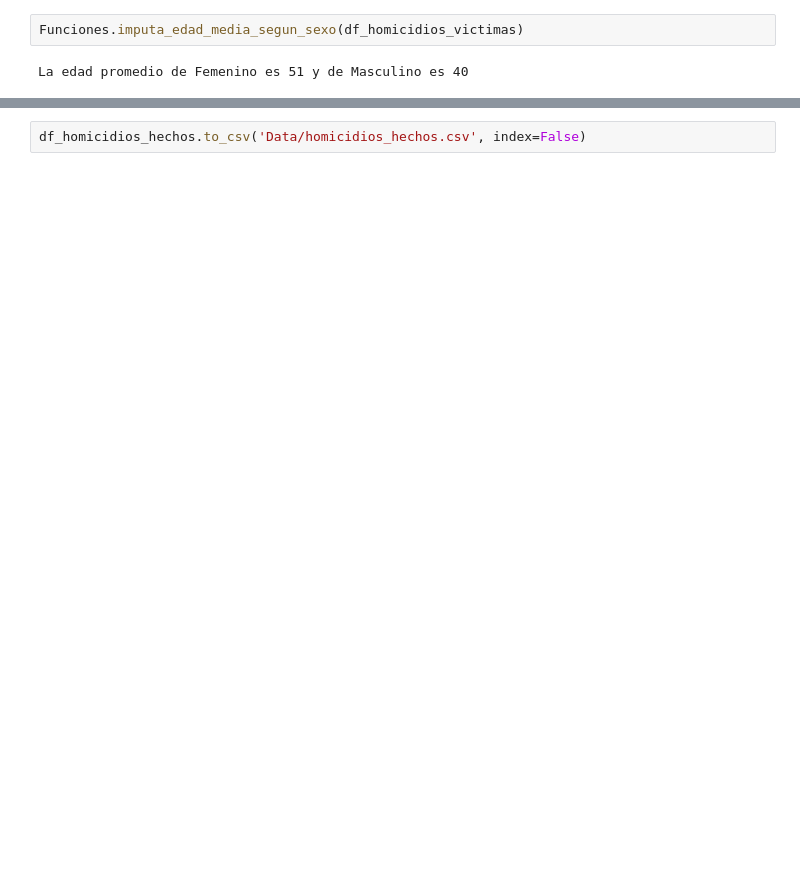
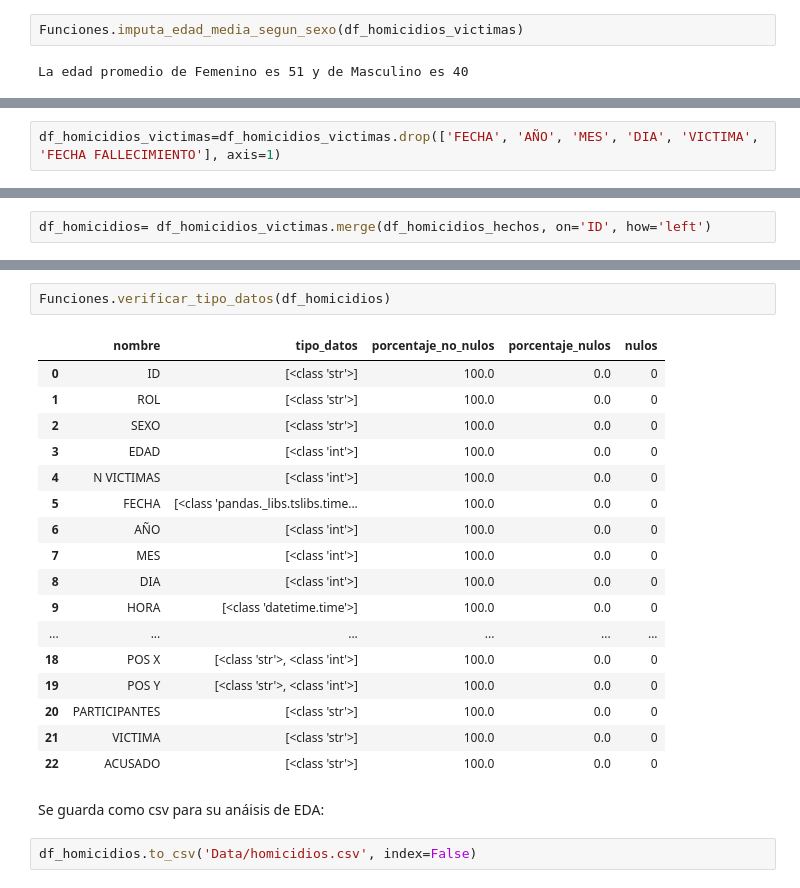
Before and after one commit to camillaneza/PI2_Siniestros_Viales, a Jupyter notebook: ETL.ipynb, the cells around one changed output, grey strips where cells are left out. Cells and saved outputs as stored; diff of their text form; blank space fills up the shorter version.

```diff
--- a/ETL.ipynb
+++ b/ETL.ipynb
@@ -558,0 +568,2 @@ Se guardan ambos datasets tratados como csv:
+# %%
+df_homicidios_victimas=df_homicidios_victimas.drop(['FECHA', 'AÑO', 'MES', 'DIA', 'VICTIMA', 'FECHA FALLECIMIENTO'], axis=1)
@@ -558,0 +576,2 @@ Se guardan ambos datasets tratados como csv:
+# %%
+df_homicidios= df_homicidios_victimas.merge(df_homicidios_hechos, on='ID', how='left')
@@ -559,2 +594,24 @@ Se guardan ambos datasets tratados como csv:
+# %%
+Funciones.verificar_tipo_datos(df_homicidios)
+# %% [output]
+|  | nombre | tipo_datos | porcentaje_no_nulos | porcentaje_nulos | nulos |
+| 0 | ID | [<class 'str'>] | 100.0 | 0.0 | 0 |
+| 1 | ROL | [<class 'str'>] | 100.0 | 0.0 | 0 |
+| 2 | SEXO | [<class 'str'>] | 100.0 | 0.0 | 0 |
+| 3 | EDAD | [<class 'int'>] | 100.0 | 0.0 | 0 |
+| 4 | N VICTIMAS | [<class 'int'>] | 100.0 | 0.0 | 0 |
+| 5 | FECHA | [<class 'pandas._libs.tslibs.time... | 100.0 | 0.0 | 0 |
+| 6 | AÑO | [<class 'int'>] | 100.0 | 0.0 | 0 |
+| 7 | MES | [<class 'int'>] | 100.0 | 0.0 | 0 |
+| 8 | DIA | [<class 'int'>] | 100.0 | 0.0 | 0 |
+| 9 | HORA | [<class 'datetime.time'>] | 100.0 | 0.0 | 0 |
+| ... | ... | ... | ... | ... | ... |
+| 18 | POS X | [<class 'str'>, <class 'int'>] | 100.0 | 0.0 | 0 |
+| 19 | POS Y | [<class 'str'>, <class 'int'>] | 100.0 | 0.0 | 0 |
+| 20 | PARTICIPANTES | [<class 'str'>] | 100.0 | 0.0 | 0 |
+| 21 | VICTIMA | [<class 'str'>] | 100.0 | 0.0 | 0 |
+| 22 | ACUSADO | [<class 'str'>] | 100.0 | 0.0 | 0 |
+# %% [markdown]
+Se guarda como csv para su anáisis de EDA:
 # %%
-df_homicidios_hechos.to_csv('Data/homicidios_hechos.csv', index=False)
+df_homicidios.to_csv('Data/homicidios.csv', index=False)
```
Also changed, not shown: parts of 15 cells of this notebook, 4 other files.
